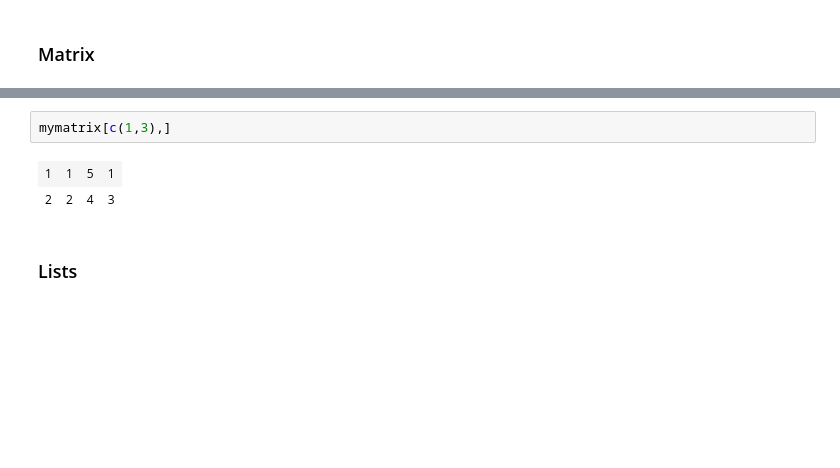
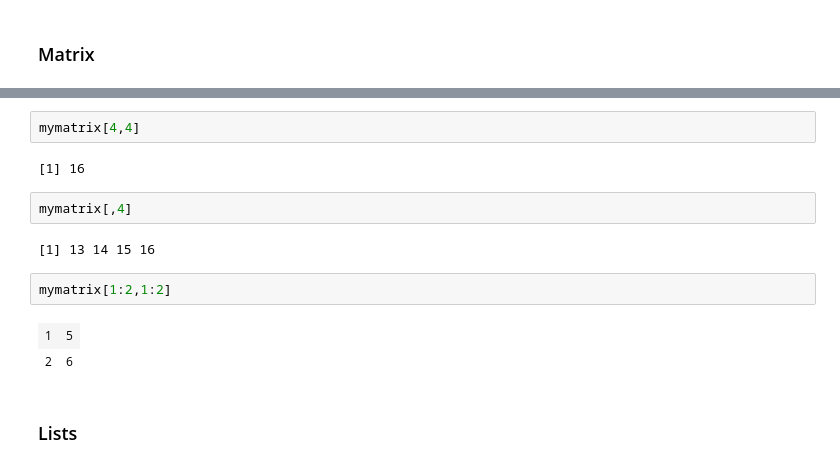
Before and after one commit to nithinivi/DataScienceInR, a Jupyter notebook: 02-R-Essentials.ipynb, the cells around one changed output, grey strips where cells are left out. Saved outputs shown, nothing was run; the diff lists cells and outputs as text; blank space fills up the shorter version.

```diff
--- a/02-R-Essentials.ipynb
+++ b/02-R-Essentials.ipynb
@@ -167,8 +265,16 @@ mymatrix[4,2]
-# %%
-mymatrix[c(1,3),]
-# %% [output]
-| 1 | 1 | 5 | 1 |
-| 2 | 2 | 4 | 3 |
+# %%
+mymatrix[4,4]
+# %% [output]
+[1] 16
+# %%
+mymatrix[,4]
+# %% [output]
+[1] 13 14 15 16
+# %%
+mymatrix[1:2,1:2]
+# %% [output]
+| 1 | 5 |
+| 2 | 6 |
 # %% [markdown]
 ### Lists
 # %% [markdown]
```
Also changed, not shown: parts of 58 cells of this notebook, 1 other file.
